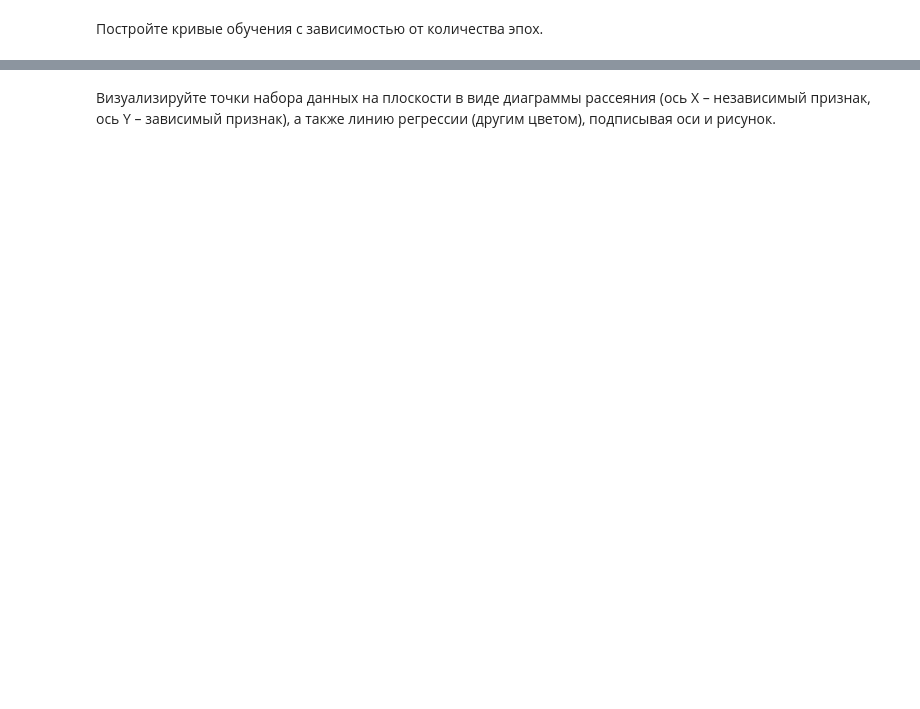
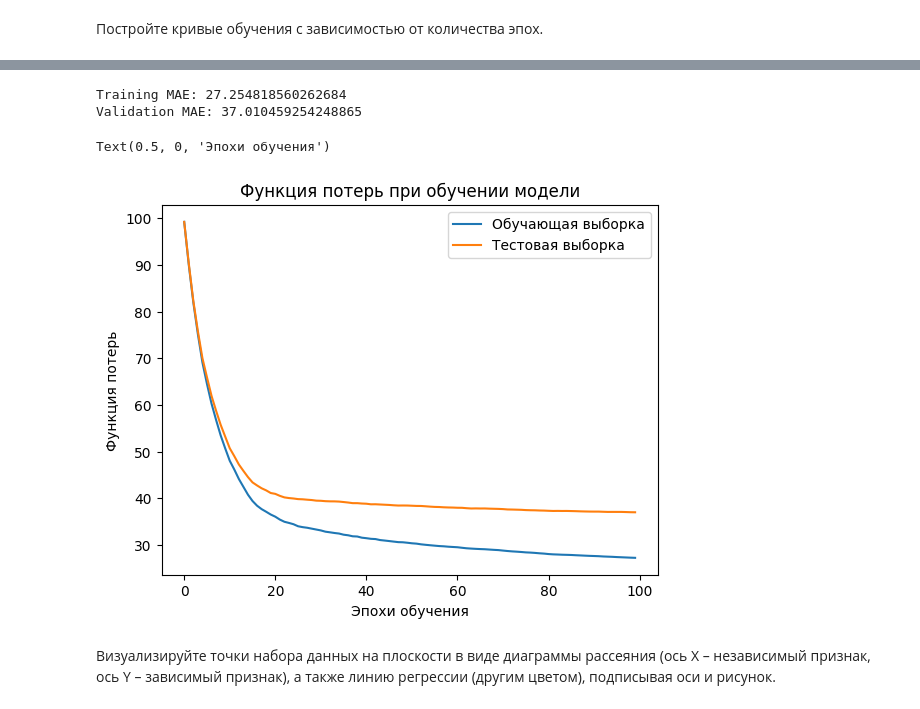
Before and after one commit to kjxeez/machine-learning, a Jupyter notebook: Poly_regression.ipynb, the cells around one changed output, grey strips where cells are left out. Cells and saved outputs as stored; diff of their text form; code cells hidden in the pictures; blank space fills up the shorter version.

```diff
--- a/Poly_regression.ipynb
+++ b/Poly_regression.ipynb
@@ -259,0 +161,9 @@ history = reg2_model.fit(
+# %%
+import xgboost as xgb
+xgb_reg = xgb.XGBRegressor(objective ='reg:squarederror',
+                           colsample_bytree = 0.3,
+                           learning_rate = 0.1,
+                           max_depth = 5,
+                           alpha = 10,
+                           n_estimators = 100)
+xgb_reg.fit(X_train, y_train)
@@ -281,0 +192,18 @@ plot_loss(history)
+# %%
+params = {'objective': 'reg:squarederror',
+          'colsample_bytree': 0.3,
+          'learning_rate': 0.1,
+          'max_depth': 5,
+          'alpha': 10,
+          'n_estimators': 100}
+
+dtrain = xgb.DMatrix(X_train, label=y_train)
+
+cv_results = xgb.cv(dtrain=dtrain,
+                    params=params,
+                    nfold=5,
+                    num_boost_round=100,
+                    early_stopping_rounds=10,
+                    metrics='mae',
+                    as_pandas=True,
+                    seed=123)
@@ -282,2 +225,16 @@ plot_loss(history)
+# %%
+print('Training MAE:', cv_results['train-mae-mean'].iloc[-1])
+print('Validation MAE:', cv_results['test-mae-mean'].iloc[-1])
+
+cv_results[['train-mae-mean', 'test-mae-mean']].plot()
+plt.ylabel('Функция потерь')
+plt.legend(['Обучающая выборка', 'Тестовая выборка'], loc='upper right')
+plt.title('Функция потерь при обучении модели')
+plt.xlabel('Эпохи обучения')
+# %% [output]
+Training MAE: 27.254818560262684
+Validation MAE: 37.010459254248865
+Text(0.5, 0, 'Эпохи обучения')
+[figure, added]
 # %% [markdown]
 Визуализируйте точки набора данных на плоскости в виде диаграммы рассеяния (ось X – независимый признак, ось Y – зависимый признак), а также линию регрессии (другим цветом), подписывая оси и рисунок.
```
Also changed, not shown: parts of 21 cells of this notebook.
